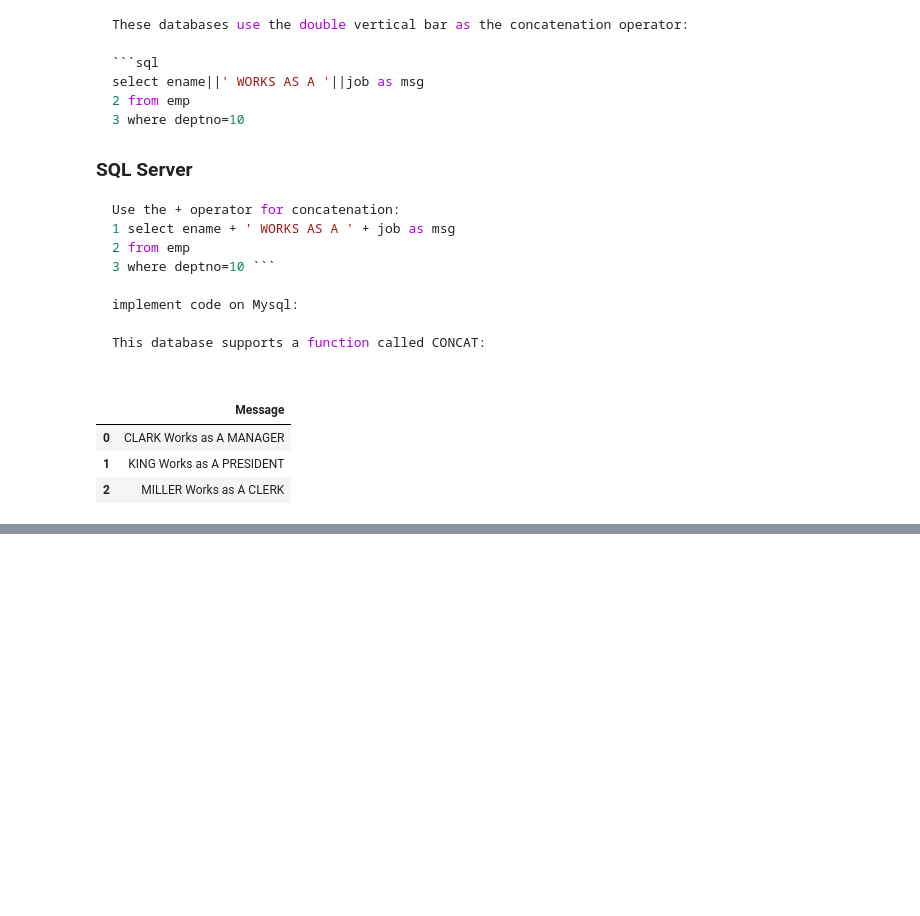
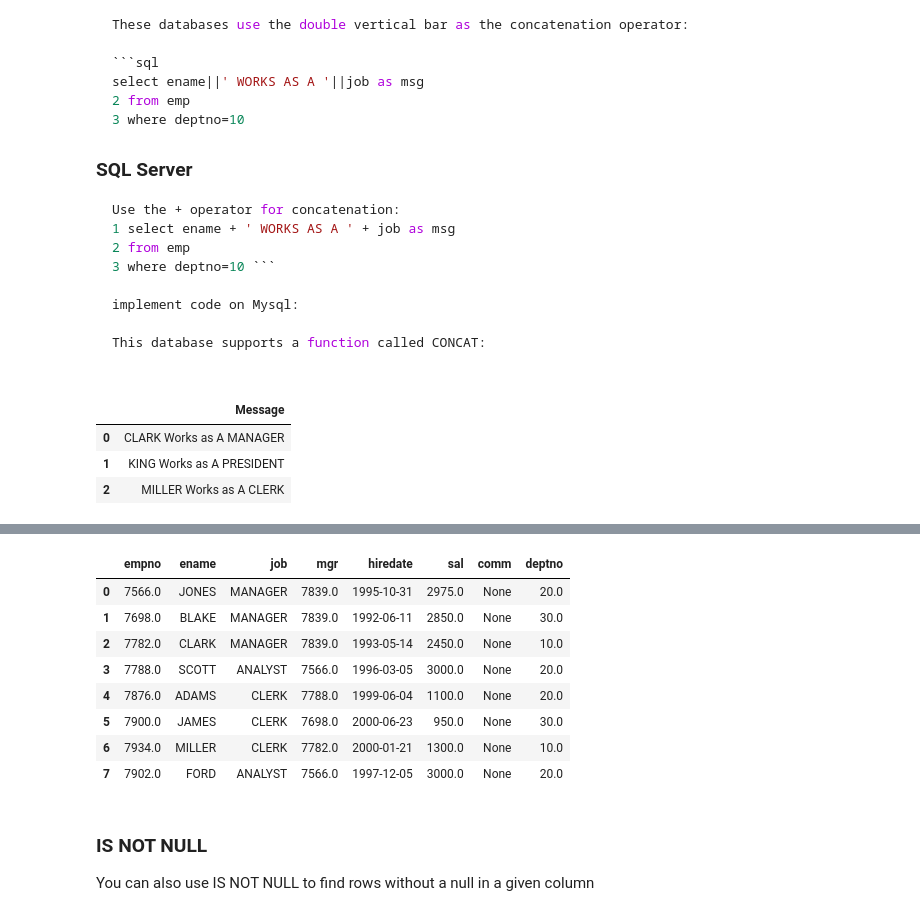
Before and after one commit to alinemati45/mysql_code_leetcode, a Jupyter notebook: SQL Cookbook for MySQL-Legion.ipynb, the cells around one changed output, grey strips where cells are left out. Cells and saved outputs as stored; diff of their text form; code cells hidden in the pictures; blank space fills up the shorter version.

```diff
--- a/SQL Cookbook for MySQL-Legion.ipynb
+++ b/SQL Cookbook for MySQL-Legion.ipynb
@@ -423,0 +547,20 @@ where deptno = 10
+# %%
+query('''
+select *
+from emp
+where comm is null
+''')
+# %% [output]
+|  | empno | ename | job | mgr | hiredate | sal | comm | deptno |
+| 0 | 7566.0 | JONES | MANAGER | 7839.0 | 1995-10-31 | 2975.0 | None | 20.0 |
+| 1 | 7698.0 | BLAKE | MANAGER | 7839.0 | 1992-06-11 | 2850.0 | None | 30.0 |
+| 2 | 7782.0 | CLARK | MANAGER | 7839.0 | 1993-05-14 | 2450.0 | None | 10.0 |
+| 3 | 7788.0 | SCOTT | ANALYST | 7566.0 | 1996-03-05 | 3000.0 | None | 20.0 |
+| 4 | 7876.0 | ADAMS | CLERK | 7788.0 | 1999-06-04 | 1100.0 | None | 20.0 |
+| 5 | 7900.0 | JAMES | CLERK | 7698.0 | 2000-06-23 | 950.0 | None | 30.0 |
+| 6 | 7934.0 | MILLER | CLERK | 7782.0 | 2000-01-21 | 1300.0 | None | 10.0 |
+| 7 | 7902.0 | FORD | ANALYST | 7566.0 | 1997-12-05 | 3000.0 | None | 20.0 |
+# %% [markdown]
+### IS NOT NULL
+You can also use IS NOT NULL to find rows
+without a null in a given column
```
Also changed, not shown: parts of 62 cells of this notebook, 2 other files.
